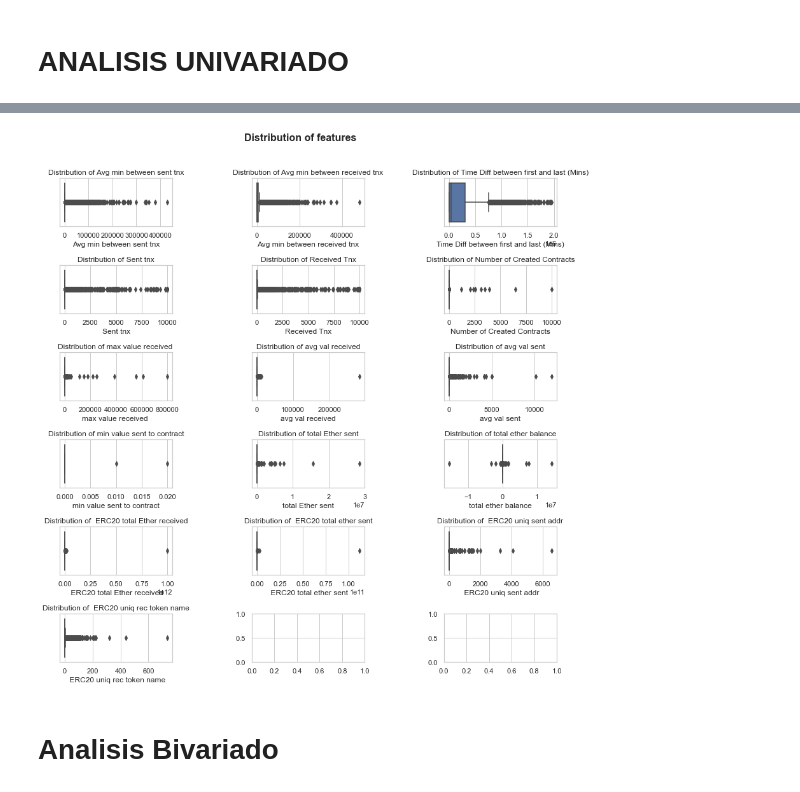
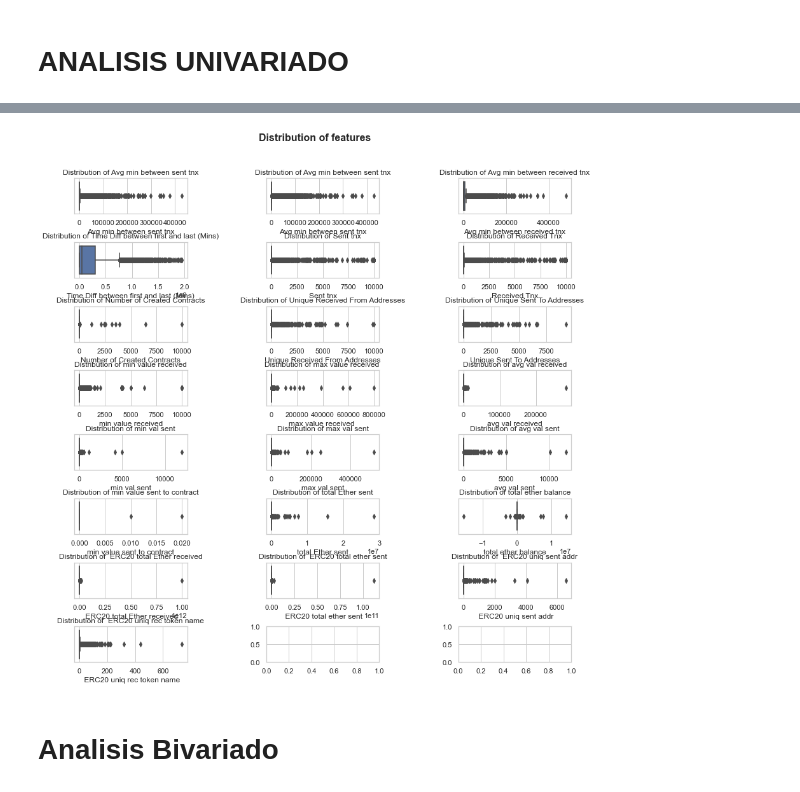
Before and after one commit to federicosanchez18/Proyecto-Fraude-Coder, a Jupyter notebook: Notebook Proyecto Fraude Coder.ipynb, the cells around one changed output, grey strips where cells are left out. Cells and saved outputs as stored; diff of their text form; code cells hidden in the pictures.

```diff
--- a/Notebook Proyecto Fraude Coder.ipynb
+++ b/Notebook Proyecto Fraude Coder.ipynb
@@ -390,17 +433,19 @@ frec_df
 # %%
 # Analisis de la distribucion usando boxplots
-columns = ['FLAG', 'Avg min between sent tnx', 'Avg min between received tnx',
-       'Time Diff between first and last (Mins)', 'Sent tnx', 'Received Tnx',
-       'Number of Created Contracts', 'max value received ',
-       'avg val received', 'avg val sent', 'min value sent to contract',
-       'total Ether sent', 'total ether balance',
-       ' ERC20 total Ether received', ' ERC20 total ether sent',
-        ' ERC20 uniq sent addr',
-        ' ERC20 uniq rec token name']
+columns = ['FLAG', 'Avg min between sent tnx',
+           'Avg min between sent tnx','Avg min between received tnx',
+           'Time Diff between first and last (Mins)', 'Sent tnx',
+           'Received Tnx', 'Number of Created Contracts',
+           'Unique Received From Addresses', 'Unique Sent To Addresses',
+           'min value received', 'max value received ', 'avg val received',
+           'min val sent', 'max val sent', 'avg val sent',
+           'min value sent to contract', 'total Ether sent',
+           'total ether balance', ' ERC20 total Ether received',
+           ' ERC20 total ether sent', ' ERC20 uniq sent addr', ' ERC20 uniq rec token name']
 
 
 
-fig, axes = plt.subplots(6, 3, figsize=(14, 14), constrained_layout =True)
+fig, axes = plt.subplots(8, 3, figsize=(14, 14), constrained_layout =True)
 plt.subplots_adjust(wspace = 0.7, hspace=0.8)
 plt.suptitle("Distribution of features",y=0.95, size=16, weight='bold')
 
@@ -428,34 +473,52 @@ ax6.set_title(f'Distribution of {columns[7]}')
 ax7 = sns.boxplot(ax = axes[2,1], data=df_copy, x=columns[8])
 ax7.set_title(f'Distribution of {columns[8]}')
 
 ax8 = sns.boxplot(ax = axes[2,2], data=df_copy, x=columns[9])
 ax8.set_title(f'Distribution of {columns[9]}')
 
 ax9 = sns.boxplot(ax = axes[3,0], data=df_copy, x=columns[10])
 ax9.set_title(f'Distribution of {columns[10]}')
 
 ax10 = sns.boxplot(ax = axes[3,1], data=df_copy, x=columns[11])
 ax10.set_title(f'Distribution of {columns[11]}')
 
 ax11 = sns.boxplot(ax = axes[3,2], data=df_copy, x=columns[12])
 ax11.set_title(f'Distribution of {columns[12]}')
 
 ax12 = sns.boxplot(ax = axes[4,0], data=df_copy, x=columns[13])
 ax12.set_title(f'Distribution of {columns[13]}')
 
 ax13 = sns.boxplot(ax = axes[4,1], data=df_copy, x=columns[14])
 ax13.set_title(f'Distribution of {columns[14]}')
 
 ax14 = sns.boxplot(ax = axes[4,2], data=df_copy, x=columns[15])
 ax14.set_title(f'Distribution of {columns[15]}')
 
 ax15 = sns.boxplot(ax = axes[5,0], data=df_copy, x=columns[16])
 ax15.set_title(f'Distribution of {columns[16]}')
 
+ax15 = sns.boxplot(ax = axes[5,1], data=df_copy, x=columns[17])
+ax15.set_title(f'Distribution of {columns[17]}')
+
+ax15 = sns.boxplot(ax = axes[5,2], data=df_copy, x=columns[18])
+ax15.set_title(f'Distribution of {columns[18]}')
+
+ax15 = sns.boxplot(ax = axes[6,0], data=df_copy, x=columns[19])
+ax15.set_title(f'Distribution of {columns[19]}')
+
+ax15 = sns.boxplot(ax = axes[6,1], data=df_copy, x=columns[20])
+ax15.set_title(f'Distribution of {columns[20]}')
+
+ax15 = sns.boxplot(ax = axes[6,2], data=df_copy, x=columns[21])
+ax15.set_title(f'Distribution of {columns[21]}')
+
+ax15 = sns.boxplot(ax = axes[7,0], data=df_copy, x=columns[22])
+ax15.set_title(f'Distribution of {columns[22]}')
+
 
 plt.show()
 # %% [output]
-[figure, old version]
+[figure, new version]
 # %% [markdown]
 # Analisis Bivariado
 # %%
```
Also changed, not shown: parts of 47 cells of this notebook.
